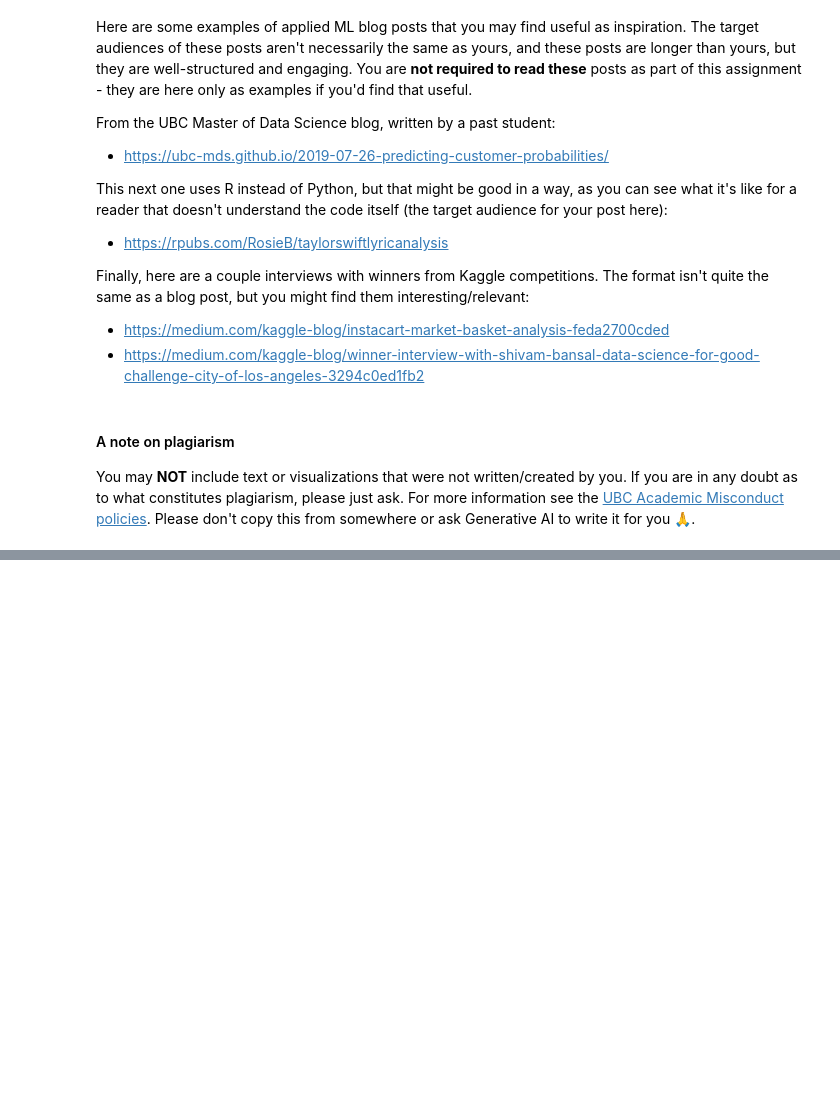
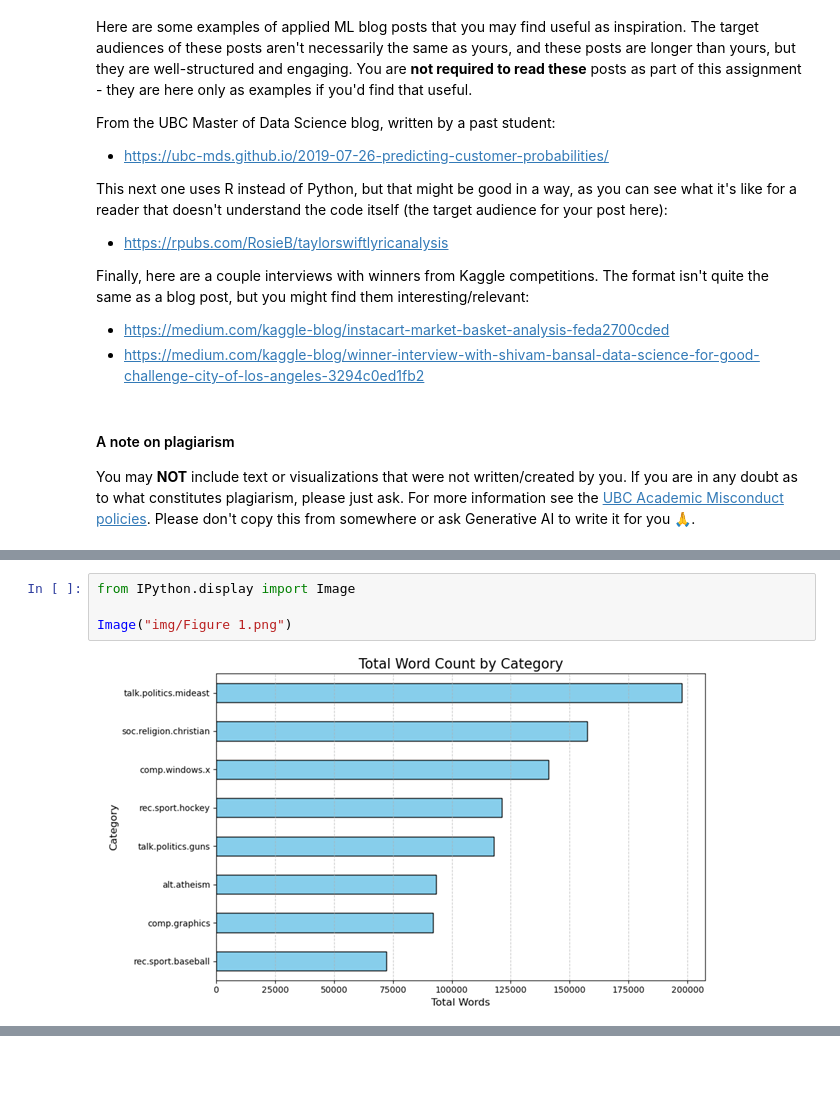
Before and after one commit to aneeshanavlakha/hw9, a Jupyter notebook: hw9.ipynb, the cells around one changed output, grey strips where cells are left out. Saved outputs shown, nothing was run; the diff lists cells and outputs as text; blank space fills up the shorter version.

```diff
--- a/hw9.ipynb
+++ b/hw9.ipynb
@@ -109,0 +104,6 @@ You may **NOT** include text or visualizations that were not written/created by
+# %%
+from IPython.display import Image
+
+Image("img/Figure 1.png")
+# %% [output]
+[figure, added]
```
Also changed, not shown: parts of 12 cells of this notebook.
